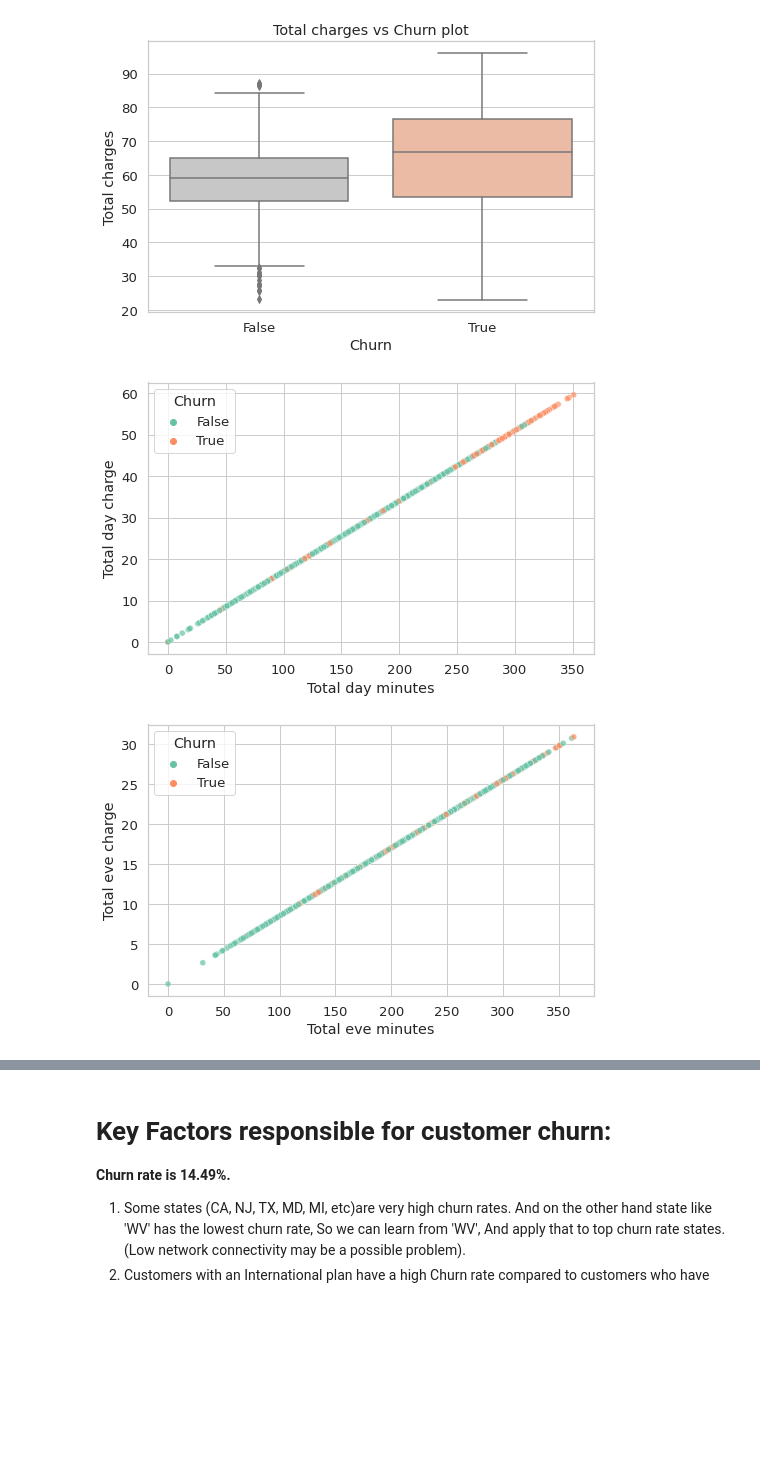
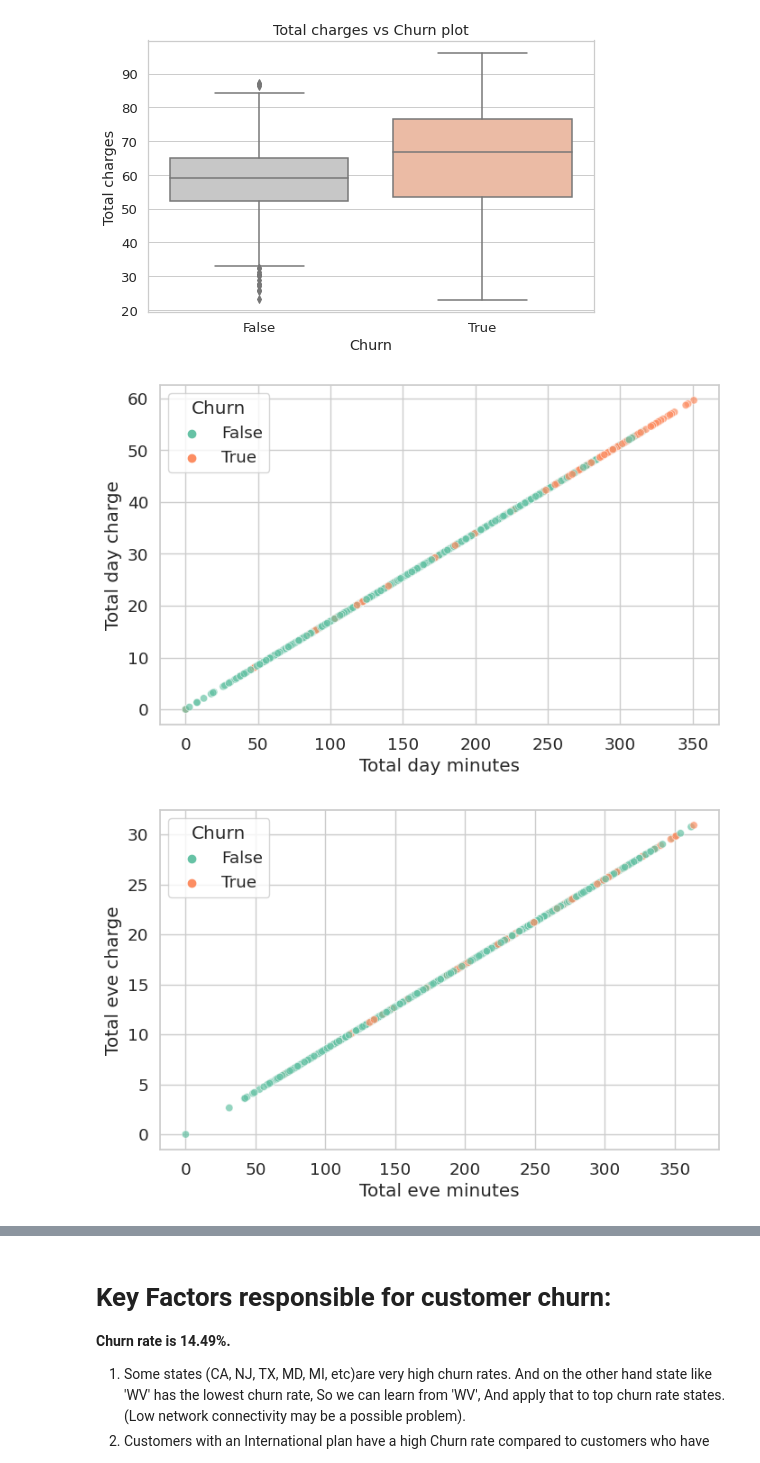
Before and after one commit to GhostML/Telecom-Churn-EDA, a Jupyter notebook: Telecom_Churn_Analysis_Capstone_Project.ipynb, the cells around one changed output, grey strips where cells are left out. Drawn from its saved outputs; the diff is of its cells as text; code cells hidden in the pictures; blank space fills up the shorter version.

Commit message:
add a function for scatter plot.

```diff
--- a/Telecom_Churn_Analysis_Capstone_Project.ipynb
+++ b/Telecom_Churn_Analysis_Capstone_Project.ipynb
@@ -356,14 +356,25 @@ sns.boxplot(x='Churn',
 plt.title('Total charges vs Churn plot');
 # %% [output]
 [figure]
+# %%
+def plot_scatter_plot(x, y, data, hue='Churn', alpha=0.7, palette='Set2'):
+  """
+  Plot scatter plot.
+  x, y: variable that specify positions on the x and y axis.
+  data: pandas.DataFrame (Input data structure).
+  hue: Grouping variable that will produce points with different colors.
+  alpha: Proportional opacity of the points.
+  palette: matplotlib.colors.Colormap (Method for choosing the colors to use when mapping the 'hue' semantic.)
+  """
+
+  plt.figure(figsize=(8, 5), dpi=100)
+  sns.scatterplot(x=x, y=y, data=data, hue=hue, alpha=alpha, palette=palette);
 # %%
-plt.figure(figsize=(8, 5))
-sns.scatterplot(x='Total day minutes', y='Total day charge', data=df, hue='Churn', alpha=0.7, palette='Set2');
+plot_scatter_plot(x='Total day minutes', y='Total day charge', data=df)
 # %% [output]
-[figure, old version]
+[figure, new version]
 # %%
-plt.figure(figsize=(8, 5))
-sns.scatterplot(x='Total eve minutes', y='Total eve charge', data=df, hue='Churn', alpha=0.7, palette='Set2');
+plot_scatter_plot(x='Total eve minutes', y='Total eve charge', data=df)
 # %% [output]
-[figure, old version]
+[figure, new version]
 # %%
```
Also changed, not shown: parts of 4 cells of this notebook.
